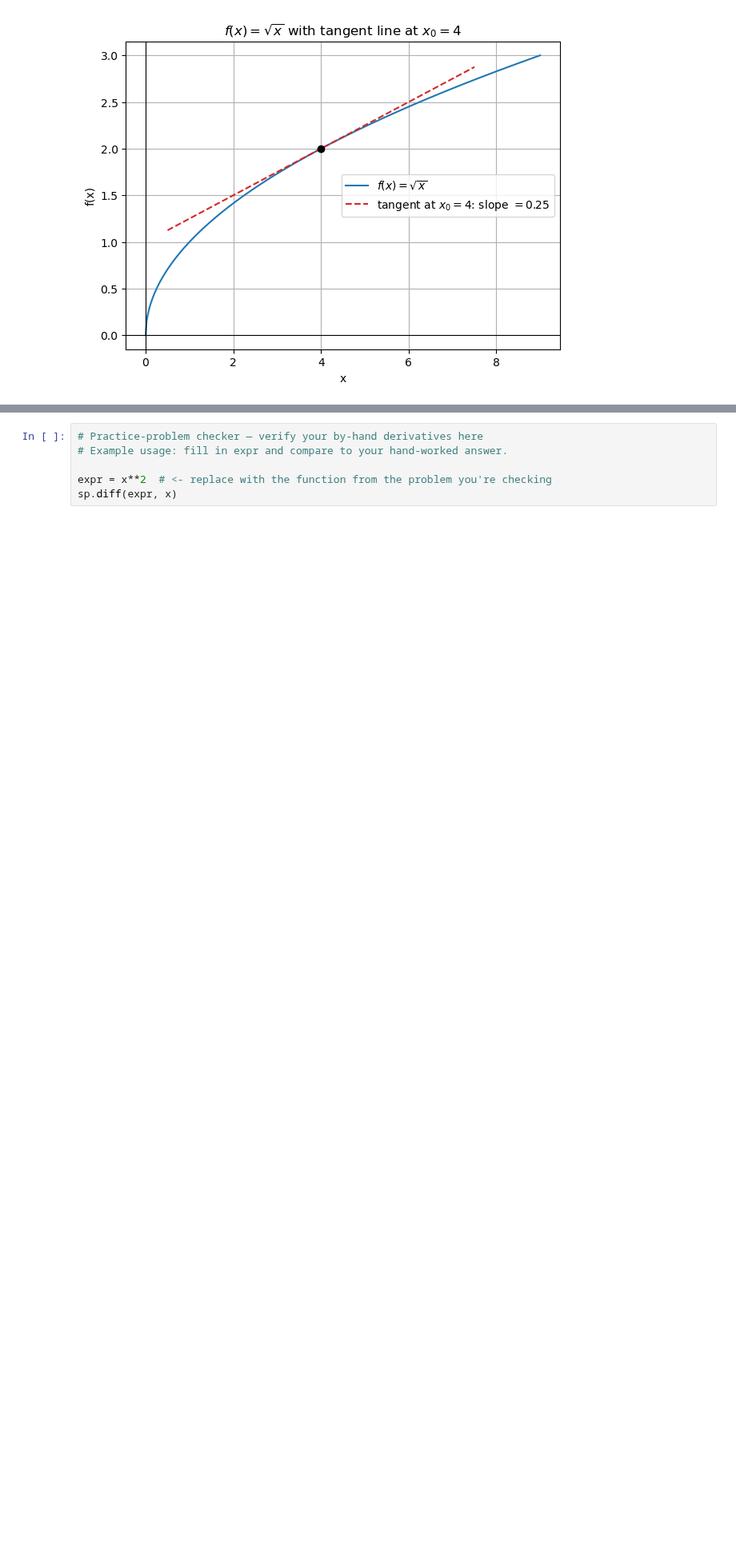
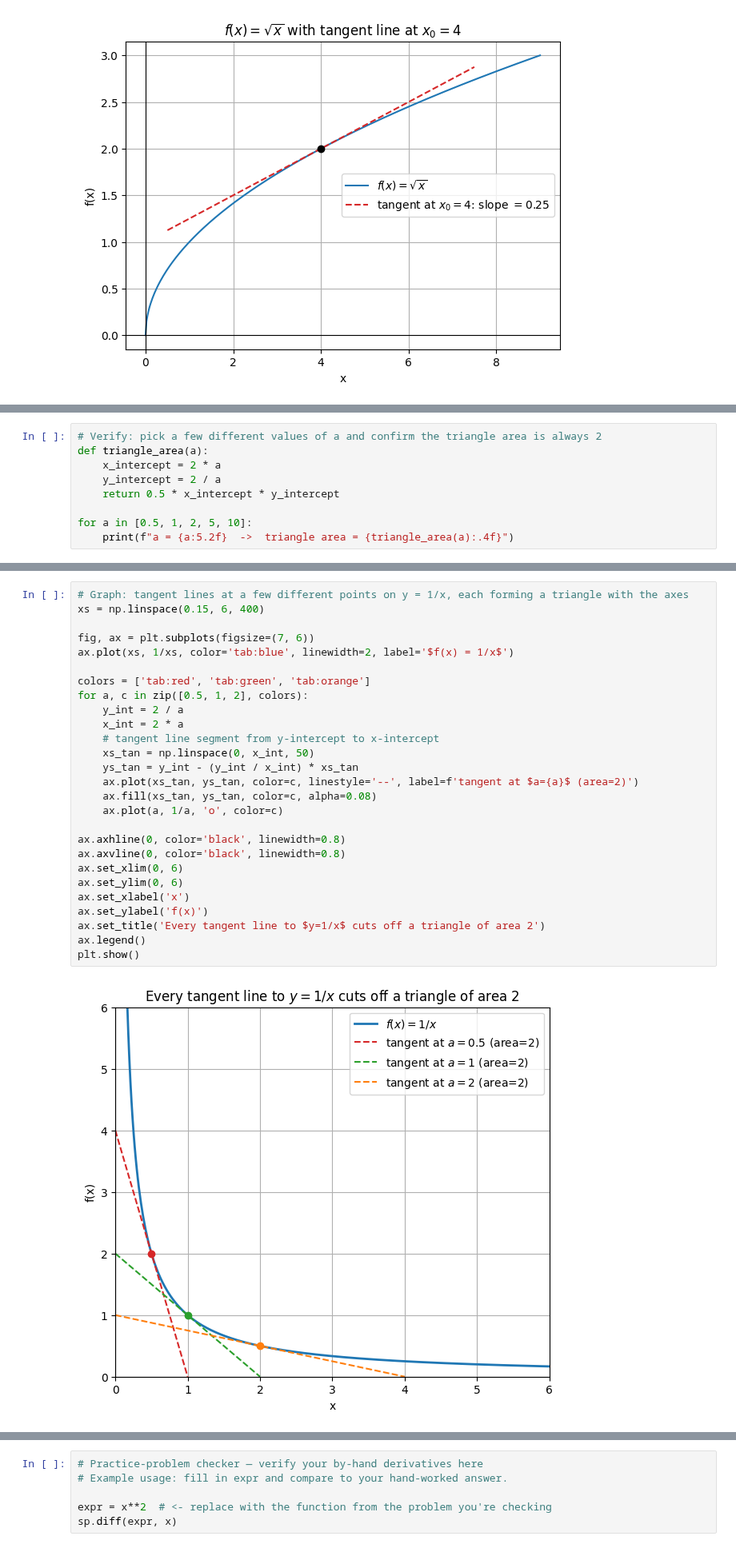
Before and after one commit to Dubem-04/my_learning, a Jupyter notebook: AI_ML/programming_math/calculus/svc/lecture-01-derivatives-slope-velocity.ipynb, the cells around one changed output, grey strips where cells are left out. Shown at 80% size. Saved outputs shown, nothing was run; the diff lists cells and outputs as text; blank space fills up the shorter version.

```diff
--- a/AI_ML/programming_math/calculus/svc/lecture-01-derivatives-slope-velocity.ipynb
+++ b/AI_ML/programming_math/calculus/svc/lecture-01-derivatives-slope-velocity.ipynb
@@ -229,0 +431,9 @@ plt.show()
+# %%
+# Verify: pick a few different values of a and confirm the triangle area is always 2
+def triangle_area(a):
+    x_intercept = 2 * a
+    y_intercept = 2 / a
+    return 0.5 * x_intercept * y_intercept
+
+for a in [0.5, 1, 2, 5, 10]:
+    print(f"a = {a:5.2f}  ->  triangle area = {triangle_area(a):.4f}")
@@ -229,0 +446,29 @@ plt.show()
+# %%
+# Graph: tangent lines at a few different points on y = 1/x, each forming a triangle with the axes
+xs = np.linspace(0.15, 6, 400)
+
+fig, ax = plt.subplots(figsize=(7, 6))
+ax.plot(xs, 1/xs, color='tab:blue', linewidth=2, label='$f(x) = 1/x$')
+
+colors = ['tab:red', 'tab:green', 'tab:orange']
+for a, c in zip([0.5, 1, 2], colors):
+    y_int = 2 / a
+    x_int = 2 * a
+    # tangent line segment from y-intercept to x-intercept
+    xs_tan = np.linspace(0, x_int, 50)
+    ys_tan = y_int - (y_int / x_int) * xs_tan
+    ax.plot(xs_tan, ys_tan, color=c, linestyle='--', label=f'tangent at $a={a}$ (area=2)')
+    ax.fill(xs_tan, ys_tan, color=c, alpha=0.08)
+    ax.plot(a, 1/a, 'o', color=c)
+
+ax.axhline(0, color='black', linewidth=0.8)
+ax.axvline(0, color='black', linewidth=0.8)
+ax.set_xlim(0, 6)
+ax.set_ylim(0, 6)
+ax.set_xlabel('x')
+ax.set_ylabel('f(x)')
+ax.set_title('Every tangent line to $y=1/x$ cuts off a triangle of area 2')
+ax.legend()
+plt.show()
+# %% [output]
+[figure, added]
```
Also changed, not shown: parts of 14 cells of this notebook.
